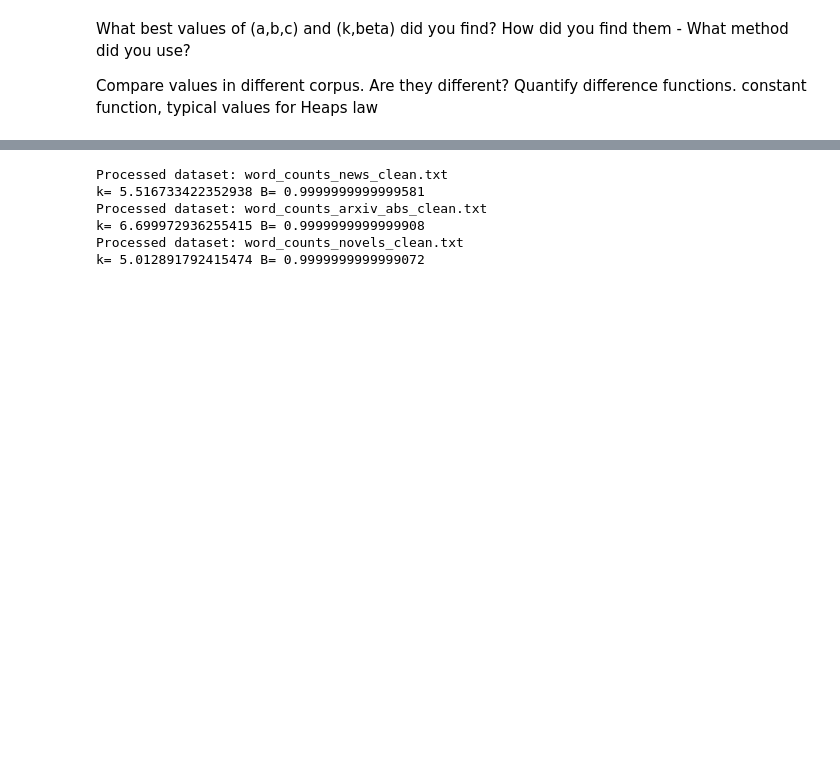
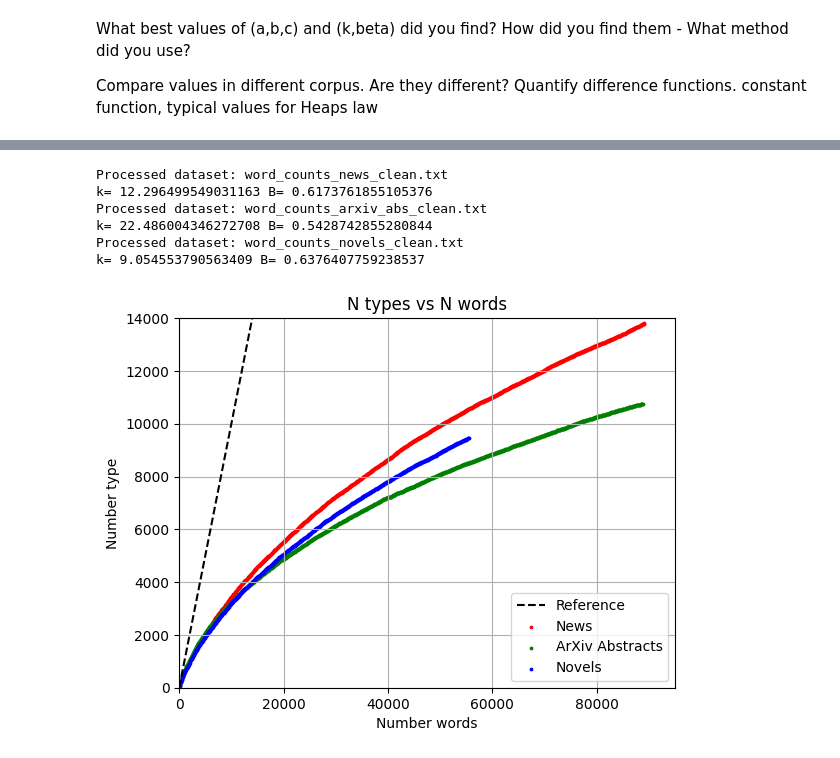
Before and after one commit to Victor-Garcia-p/irrs_lab1, a Jupyter notebook: Heaps.ipynb, the cells around one changed output, grey strips where cells are left out. Cells and saved outputs as stored; diff of their text form; code cells hidden in the pictures; blank space fills up the shorter version.

```diff
--- a/Heaps.ipynb
+++ b/Heaps.ipynb
@@ -52,7 +75,7 @@ beta = {}
 sigma_ab = {}
 
 for name in data.keys():
-    params = curve_fit(Heaps_law, n_words[name], n_types[name], bounds = (0, [np.inf, 1]))
+    params = curve_fit(Heaps_law, n_words[name], n_types[name], p0 = (50, 0.70), bounds = (0, [1000, 1]))
     fits, covar = params
     k[name], beta[name] = fits
 
@@ -63,8 +86,31 @@ for name in data.keys():
     sigma_ab[name] = np.sqrt(np.diagonal(covar))
 # %% [output]
 Processed dataset: word_counts_news_clean.txt
-k= 5.516733422352938 B= 0.9999999999999581
+k= 12.296499549031163 B= 0.6173761855105376
 Processed dataset: word_counts_arxiv_abs_clean.txt
-k= 6.699972936255415 B= 0.9999999999999908
+k= 22.486004346272708 B= 0.5428742855280844
 Processed dataset: word_counts_novels_clean.txt
-k= 5.012891792415474 B= 0.9999999999999072
+k= 9.054553790563409 B= 0.6376407759238537
+# %%
+for name in dataset_names:
+    new_name = renamed_datasets[name]
+
+    if new_name == "News":
+        col = "red"
+        plt.plot(n_words[name], n_words[name], label = "Reference", color="black", linestyle='--')
+    elif new_name == "Novels":
+        col = "blue"
+    else:
+        col = "green"
+
+    plt.scatter(n_words[name], n_types[name], label = new_name, s=3, color=col, marker='o')
+    plt.xlim(0, 95000)
+    plt.ylim(0, 14000)
+
+    plt.legend()
+    plt.grid()
+    plt.title("N types vs N words")
+    plt.xlabel("Number words")
+    plt.ylabel("Number type")
+# %% [output]
+[figure, added]
```
Also changed, not shown: parts of 15 cells of this notebook, 5 other files.
